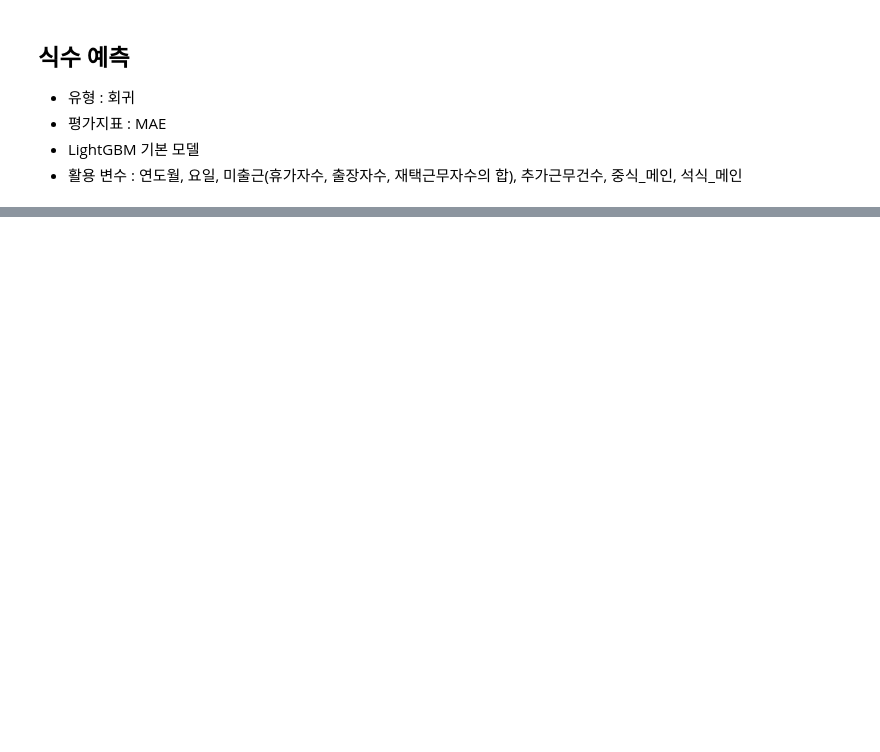
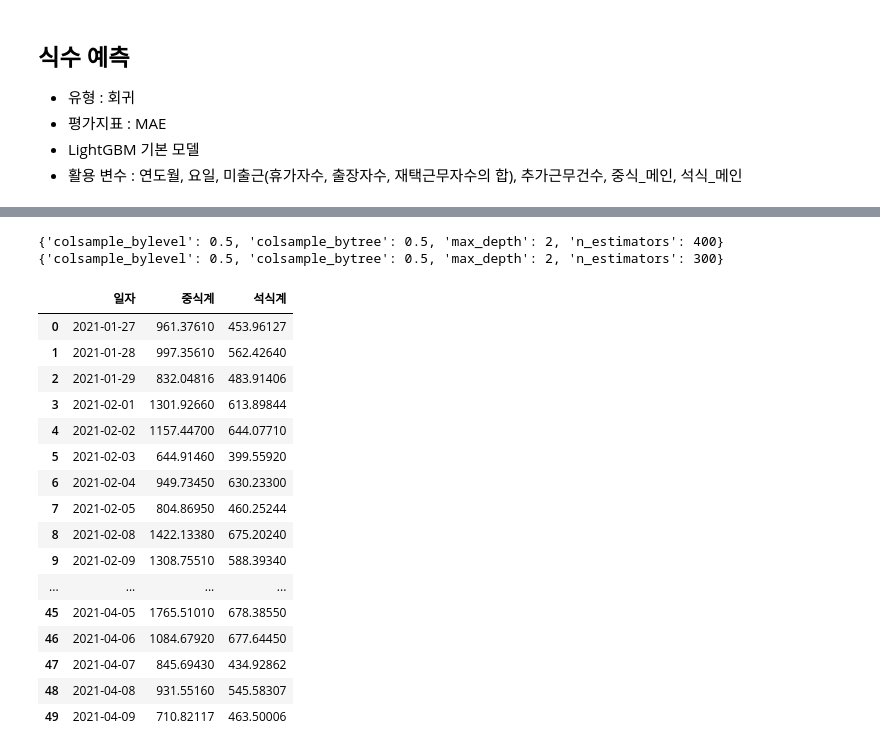
Before and after one commit to choiimingue/Mid-Project-2, a Jupyter notebook: [최민규]ML_lgbm_base.ipynb, the cells around one changed output, grey strips where cells are left out. Drawn from its saved outputs; the diff is of its cells as text; code cells hidden in the pictures; blank space fills up the shorter version.

Commit message:
lgbm_xgb_grid

```diff
--- a/[최민규]ML_lgbm_base.ipynb
+++ b/[최민규]ML_lgbm_base.ipynb
@@ -306,0 +310,56 @@ Best Parameters:  {'learning_rate': 0.1, 'max_depth': 3, 'num_leaves': 31}
+# %%
+param = {
+    'max_depth':[2,3,4],
+    'n_estimators':range(300,600,100),
+    'colsample_bytree':[0.5,0.7,1],
+    'colsample_bylevel':[0.5,0.7,1],
+}
+model3 = xgb.XGBRegressor()
+grid_search3 = GridSearchCV(estimator=model3, param_grid=param, cv=10,
+                           scoring='neg_mean_squared_error',
+                           n_jobs=-1)
+
+grid_search3.fit(X, y1)
+print(grid_search3.best_params_)
+
+best_model3 = grid_search3.best_estimator_
+
+model4 = xgb.XGBRegressor()
+grid_search4 = GridSearchCV(estimator=model4, param_grid=param, cv=10,
+                           scoring='neg_mean_squared_error',
+                           n_jobs=-1)
+
+grid_search4.fit(X, y2)
+print(grid_search4.best_params_)
+
+best_model4 = grid_search4.best_estimator_
+
+# 제출 데이터
+pred3 = best_model3.predict(n_test)
+pred4 = best_model4.predict(n_test)
+
+submit['중식계'] = pred3
+submit['석식계'] = pred4
+
+submit.to_csv('submit.csv', index=False)
+pd.read_csv('submit.csv', index_col=False)
+# %% [output]
+{'colsample_bylevel': 0.5, 'colsample_bytree': 0.5, 'max_depth': 2, 'n_estimators': 400}
+{'colsample_bylevel': 0.5, 'colsample_bytree': 0.5, 'max_depth': 2, 'n_estimators': 300}
+|  | 일자 | 중식계 | 석식계 |
+| 0 | 2021-01-27 | 961.37610 | 453.96127 |
+| 1 | 2021-01-28 | 997.35610 | 562.42640 |
+| 2 | 2021-01-29 | 832.04816 | 483.91406 |
+| 3 | 2021-02-01 | 1301.92660 | 613.89844 |
+| 4 | 2021-02-02 | 1157.44700 | 644.07710 |
+| 5 | 2021-02-03 | 644.91460 | 399.55920 |
+| 6 | 2021-02-04 | 949.73450 | 630.23300 |
+| 7 | 2021-02-05 | 804.86950 | 460.25244 |
+| 8 | 2021-02-08 | 1422.13380 | 675.20240 |
+| 9 | 2021-02-09 | 1308.75510 | 588.39340 |
+| ... | ... | ... | ... |
+| 45 | 2021-04-05 | 1765.51010 | 678.38550 |
+| 46 | 2021-04-06 | 1084.67920 | 677.64450 |
+| 47 | 2021-04-07 | 845.69430 | 434.92862 |
+| 48 | 2021-04-08 | 931.55160 | 545.58307 |
+| 49 | 2021-04-09 | 710.82117 | 463.50006 |
```
Also changed, not shown: parts of 3 cells of this notebook, 1 other file.
